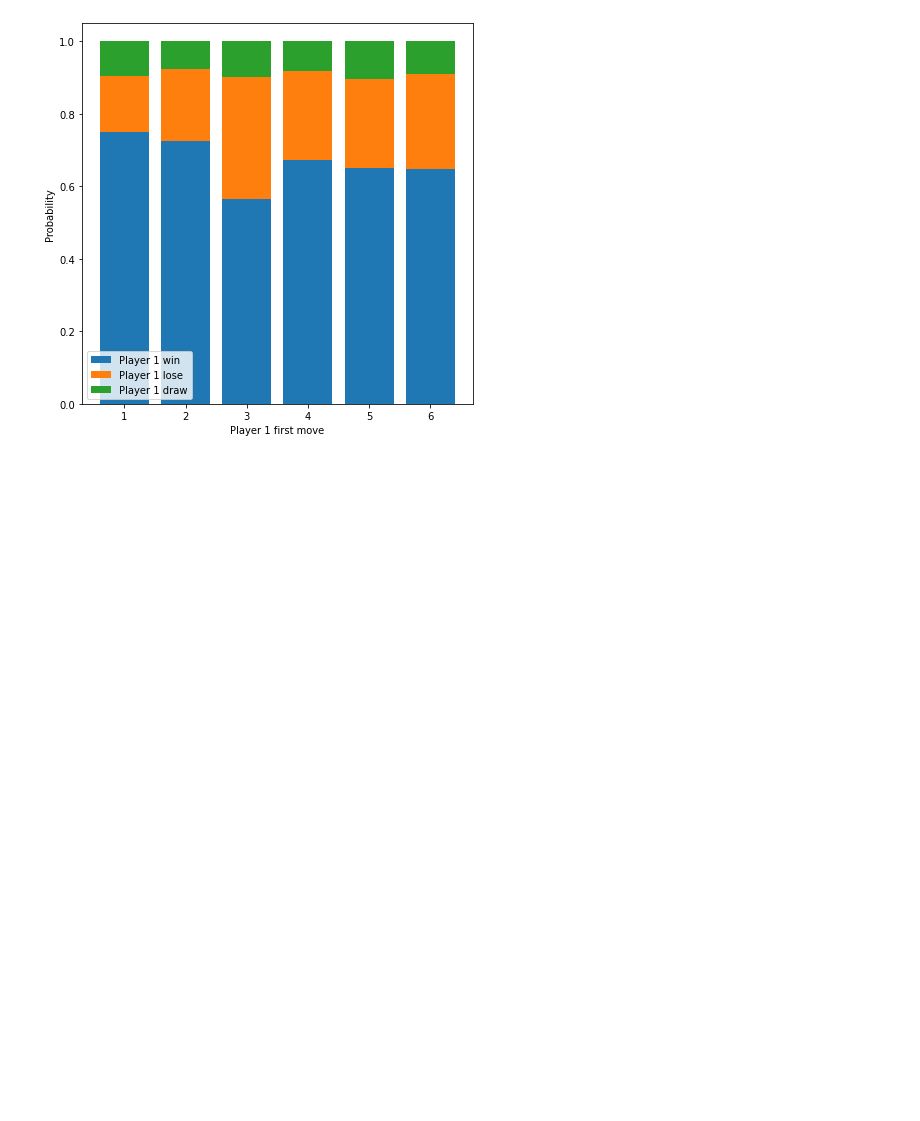
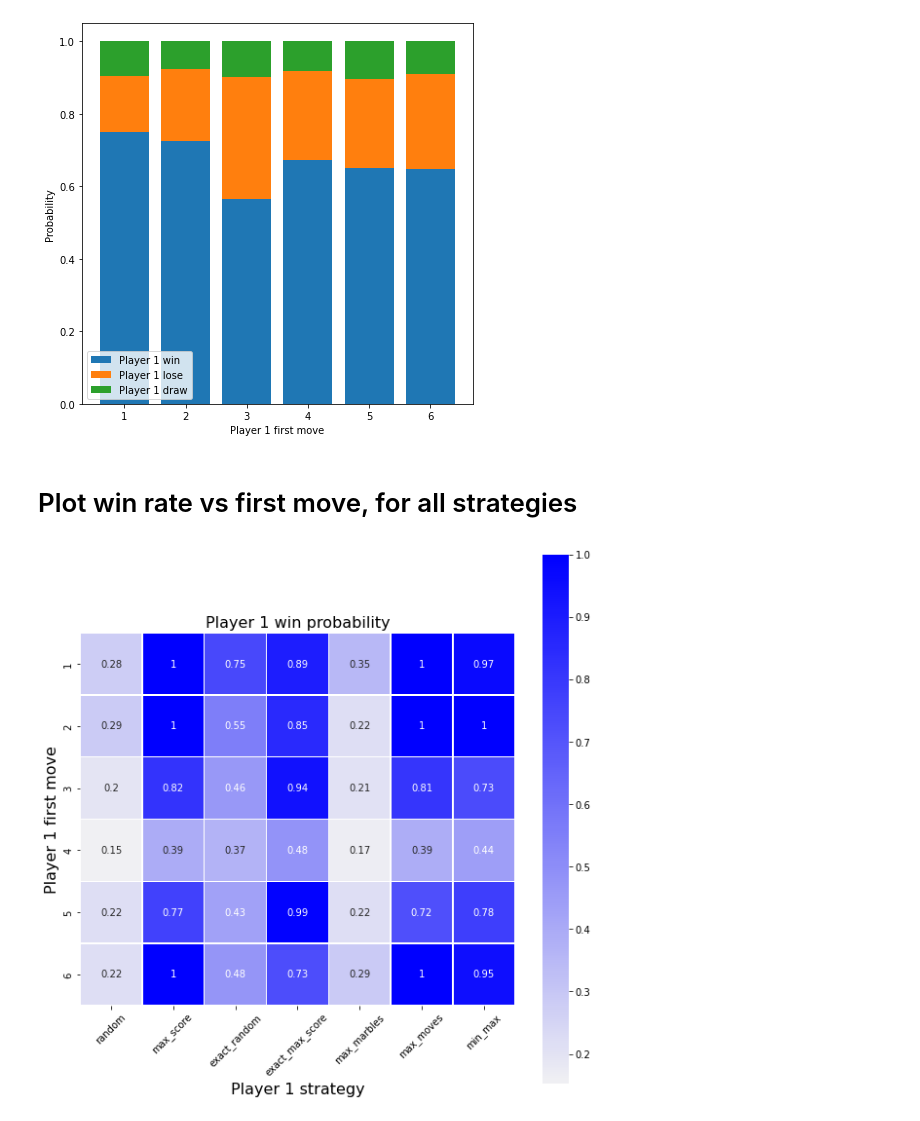
Before and after one commit to sdysch/mancala, a Jupyter notebook: analysis/plots.ipynb, the cells around one changed output. Drawn from its saved outputs; the diff is of its cells as text; code cells hidden in the pictures; blank space fills up the shorter version.

Commit message:
Strategy probability comparisons

```diff
--- a/analysis/plots.ipynb
+++ b/analysis/plots.ipynb
@@ -88,3 +107,33 @@ plt.legend(loc='best')
 plt.show()
 # %% [output]
 [figure]
+# %% [markdown]
+# Plot win rate vs first move, for all strategies
+# %%
+initial_moves = data['first_move'].unique()
+initial_moves = np.sort(initial_moves)
+
+strats = data['player_one_strategy'].unique()
+
+win_probs_strats = pd.DataFrame(columns=strats, index=initial_moves, dtype=float)
+
+for strat in strats:
+    strategy_view = data[ data['player_one_strategy'] == strat ]
+    for move in initial_moves:
+        first_move_view = strategy_view[ strategy_view['first_move'] == move ]
+        norm = len(first_move_view)
+        prob = len(first_move_view[ first_move_view['player_1_result'] == 'win' ]) / norm
+        win_probs_strats[strat].loc[move] = prob
+
+# plot
+fig, ax = plt.subplots(1, 1, figsize=(10, 10))
+
+cmap = sns.color_palette("light:b", as_cmap=True)
+sns.heatmap(win_probs_strats, annot=True, linewidths=0.5, ax=ax, cmap=cmap, square=True)
+ax.set_xlabel('Player 1 strategy', fontsize=16)
+ax.set_xticklabels(win_probs_strats.columns, rotation=45)
+ax.set_ylabel('Player 1 first move', fontsize=16)
+ax.set_title('Player 1 win probability', fontsize=16)
+plt.show()
+# %% [output]
+[figure, added]
```
Also changed, not shown: parts of 6 cells of this notebook, 2 other files.
